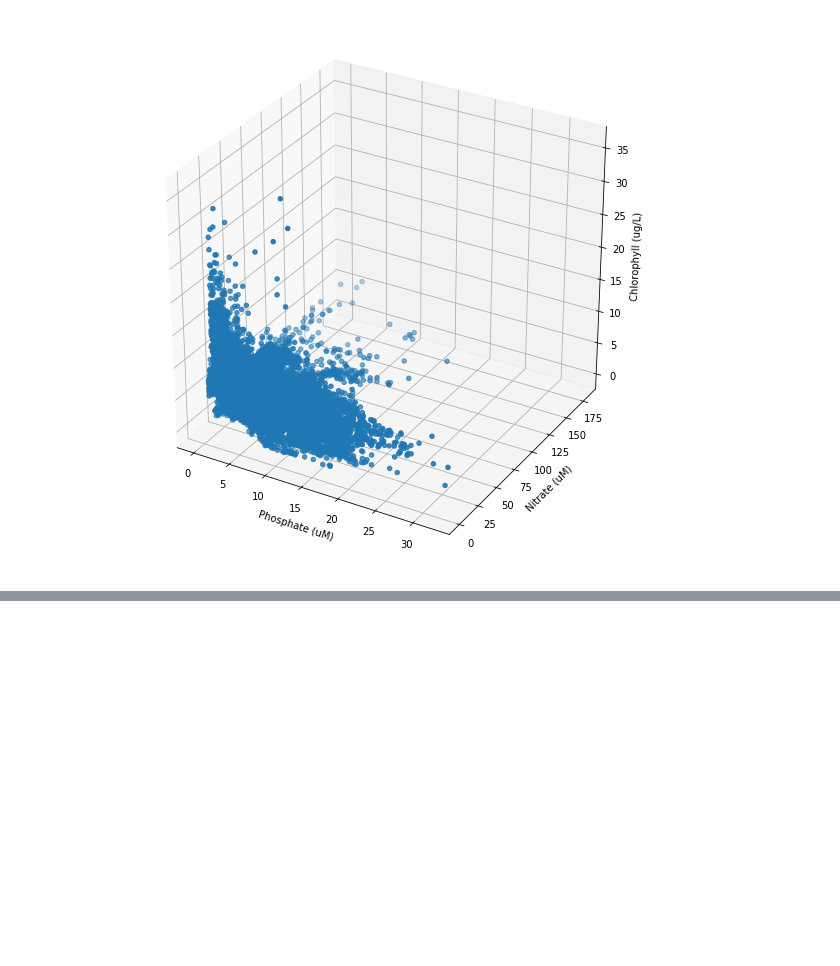
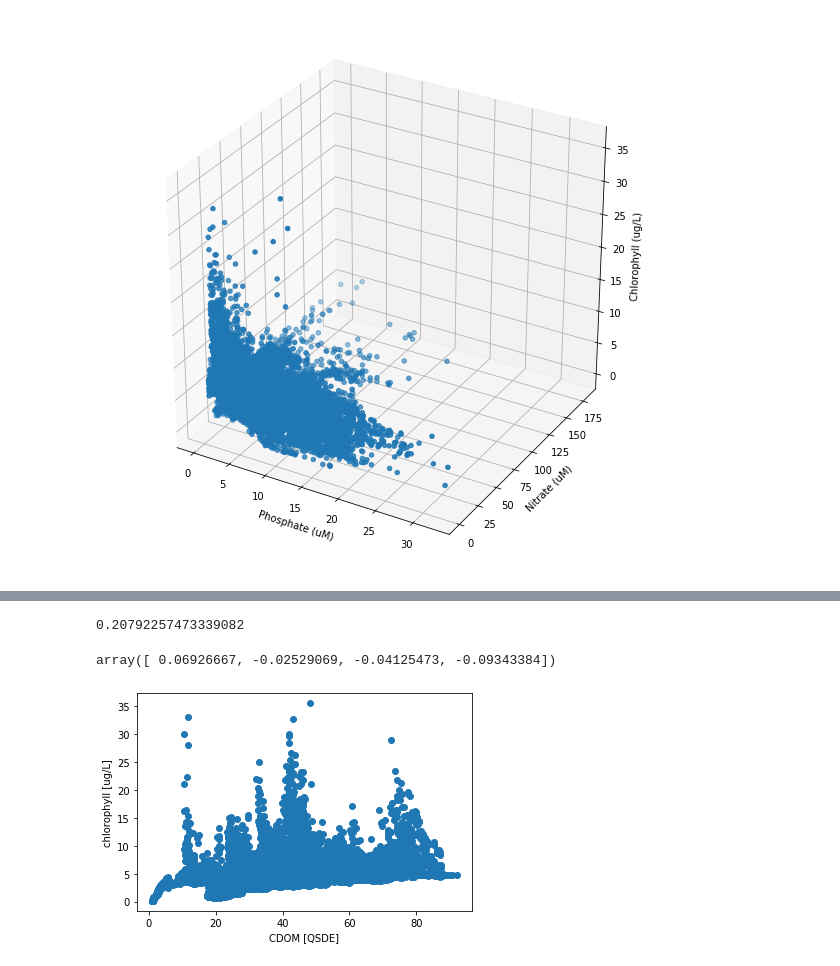
Before and after one commit to quachhungvietnam/HarmfulAlgalBloom, a Jupyter notebook: Capstone Code/In_Situ/LOBO dataset.ipynb, the cells around one changed output, grey strips where cells are left out. Cells and saved outputs as stored; diff of their text form; code cells hidden in the pictures; blank space fills up the shorter version.

```diff
--- a/Capstone Code/In_Situ/LOBO dataset.ipynb
+++ b/Capstone Code/In_Situ/LOBO dataset.ipynb
@@ -137,0 +125,2 @@ for year in [2017, 2018, 2019]:
+# %%
+dataset = dataset[['CDOM [QSDE]', 'phosphate concentration [uM]', 'nitrate [uM]', 'temperature [C]','chlorophyll [ug/L]']].dropna()
@@ -137,0 +132,18 @@ for year in [2017, 2018, 2019]:
+# %%
+reg = LinearRegression().fit(X,y)
+reg.score(X,y)
+# %% [output]
+0.20792257473339082
+# %%
+reg.coef_
+# %% [output]
+array([ 0.06926667, -0.02529069, -0.04125473, -0.09343384])
+# %%
+x_title = "CDOM [QSDE]"
+y_title = "chlorophyll [ug/L]"
+plt.scatter(dataset[x_title], dataset[y_title])
+plt.xlabel(x_title)
+plt.ylabel(y_title)
+plt.show()
+# %% [output]
+[figure, added]
```
Also changed, not shown: parts of 26 cells of this notebook, 10 other files.
